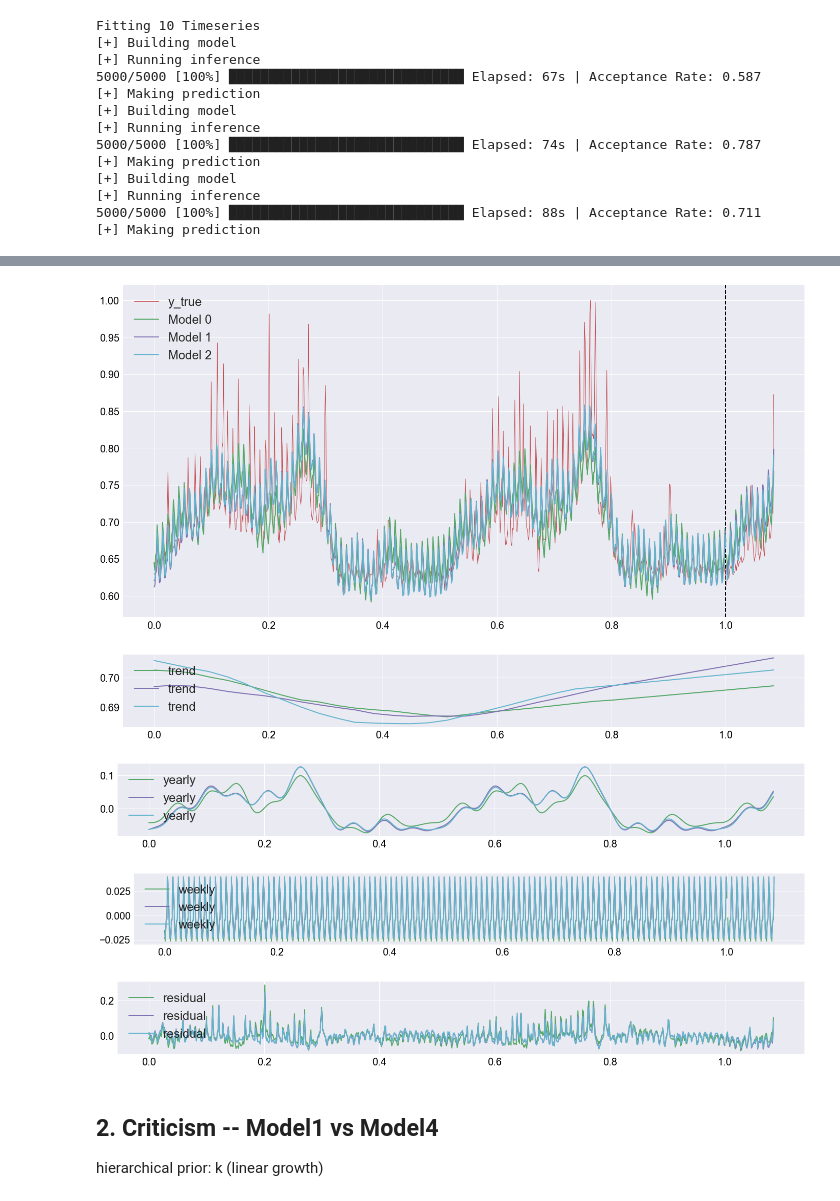
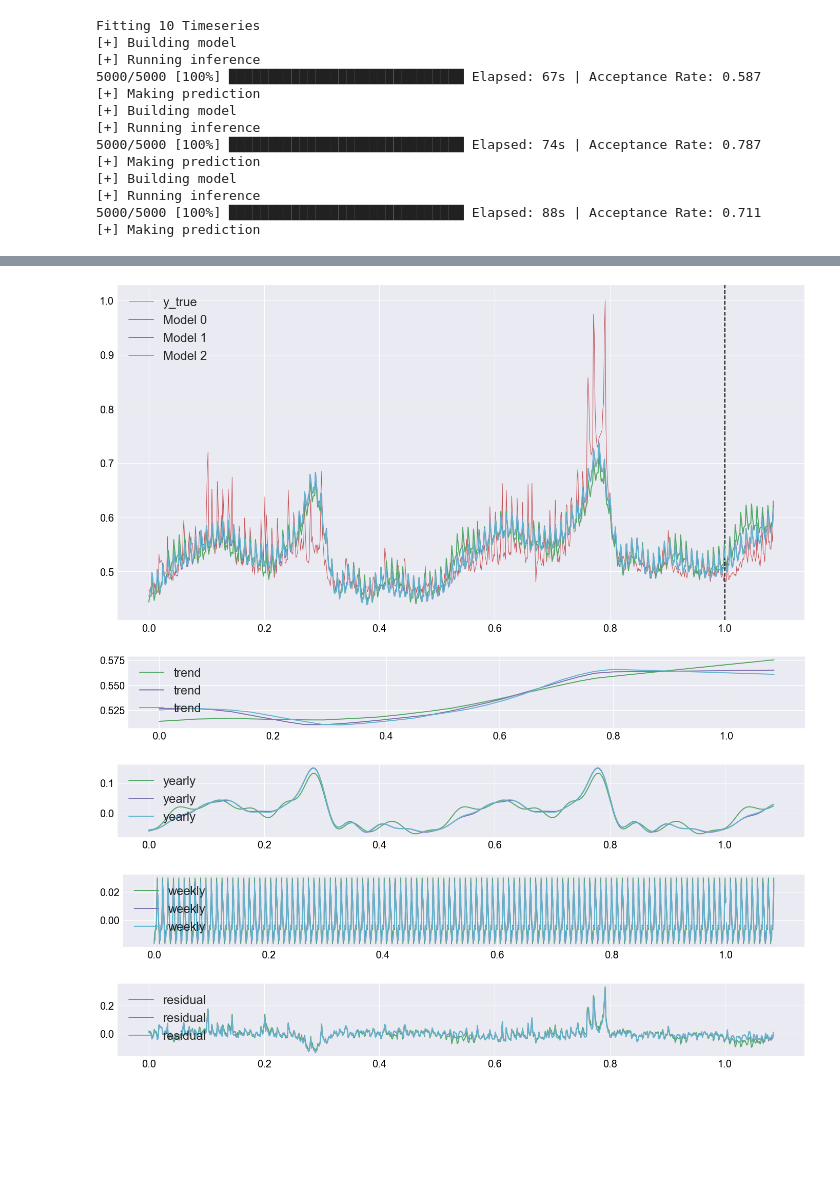
Before and after one commit to AmyJiang/probprog-project, a Jupyter notebook: final_notebook.ipynb, the cells around one changed output, grey strips where cells are left out. Drawn from its saved outputs; the diff is of its cells as text; code cells hidden in the pictures; blank space fills up the shorter version.

```diff
--- a/final_notebook.ipynb
+++ b/final_notebook.ipynb
@@ -413,60 +454,11 @@ for model in models_test:
         "predictions": predictions,
         "metrics": metrics,
     })
-# %%
-def visualize_results(results, results_train, ts_data, ts_idx=0):
-    ts = ts_data[ts_idx]
-    cs = ['C1', 'C3', 'C5']
-
-    # train and test split
-    plt.axvline(x=1., color='k',linestyle='--')
-
-    # True data
-    plt.plot(ts["history"]["t"], ts["history"]["y_scaled"].as_matrix(),
-             lw=1, color='C2',label='y_true')
-    plt.plot(ts["future"]["t"], ts["future"]["y_scaled"].as_matrix(),
-             lw=1, color='C2',label='_nolegend_')
-
-    for j, r in enumerate(results):
-        df = r["predictions"][ts_idx]
-        plt.plot(ts["future"]["t"], df["y"].as_matrix(),
-                 label="Model %d" % j, color=cs[j])
-        if results_train is not None:
-            df_train = results_train[j]["predictions"][ts_idx]
-            plt.plot(ts["history"]["t"], df_train["y"], color=cs[j],label='_nolegend_')
-    plt.legend(loc=2, prop={'size': 24})
-    #plt.legend(handles=[y_true_train,y_true_test])
-    plt.show()
-
-    plt.subplot(411)
-    plot_component(results, results_train, "trend", ts_data, ts_idx, cs)
-    plt.subplot(412)
-    plot_component(results, results_train, "yearly", ts_data, ts_idx, cs)
-    plt.subplot(413)
-    plot_component(results, results_train, "weekly", ts_data, ts_idx, cs)
-    plt.subplot(414)
-
-    # Residual
-    for j, r in enumerate(results):
-        df = r["predictions"][ts_idx]
-        plt.plot(ts["future"]["t"],
-                 ts["future"]["y_scaled"].as_matrix() - df["y"].as_matrix(),
-                 color=cs[j], label='residual')
-        if results_train is not None:
-            df_train = results_train[j]["predictions"][ts_idx]
-            plt.plot(ts["history"]["t"],
-                     ts["history"]["y_scaled"].as_matrix() -
-                     df_train["y"].as_matrix(), color=cs[j])
-    plt.legend(loc=2, prop={'size': 24})
-    plt.show()
-
-visualize_results(results, results_train, ts_data, ts_idx=1)
-# %% [output]
-[figure, removed]
-[figure, removed]
-[figure, removed]
-[figure, removed]
-[figure, removed]
-# %% [markdown]
-## 2. Criticism -- Model1 vs Model4
-hierarchical prior: k (linear growth)
+# %%
+visualize_results(results, results_train, ts_data, ts_idx=8)
+# %% [output]
+[figure, added]
+[figure, added]
+[figure, added]
+[figure, added]
+[figure, added]
```
Also changed, not shown: parts of 31 cells of this notebook.
